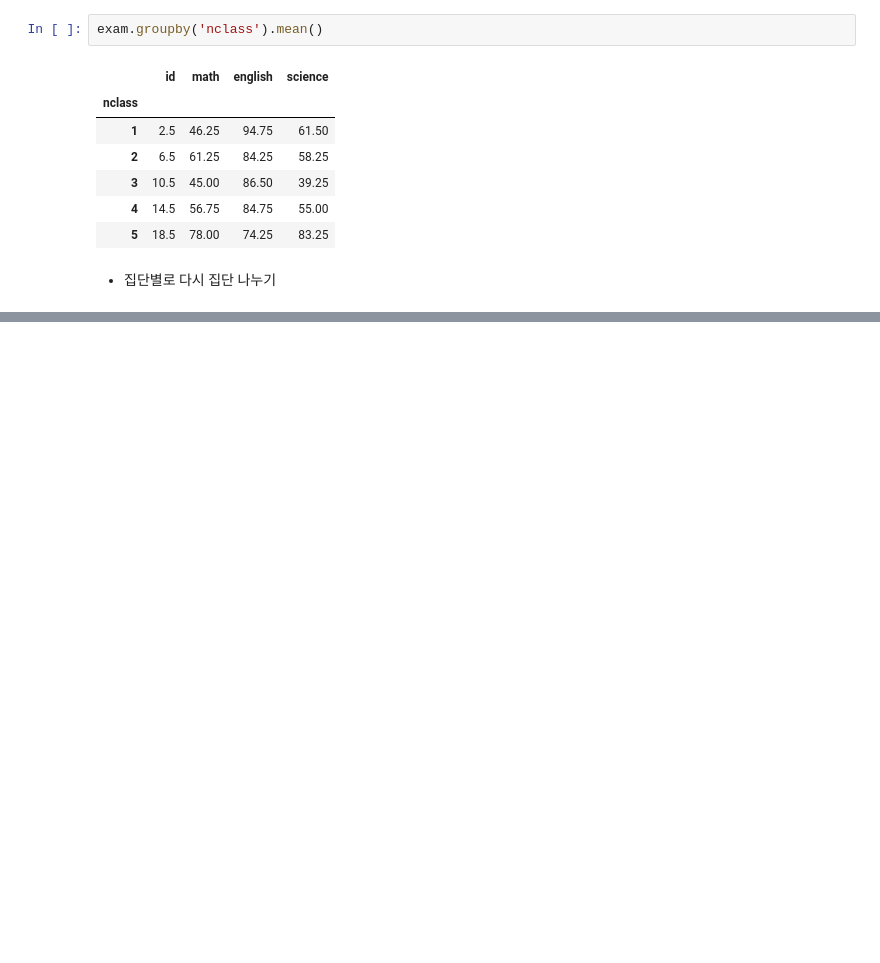
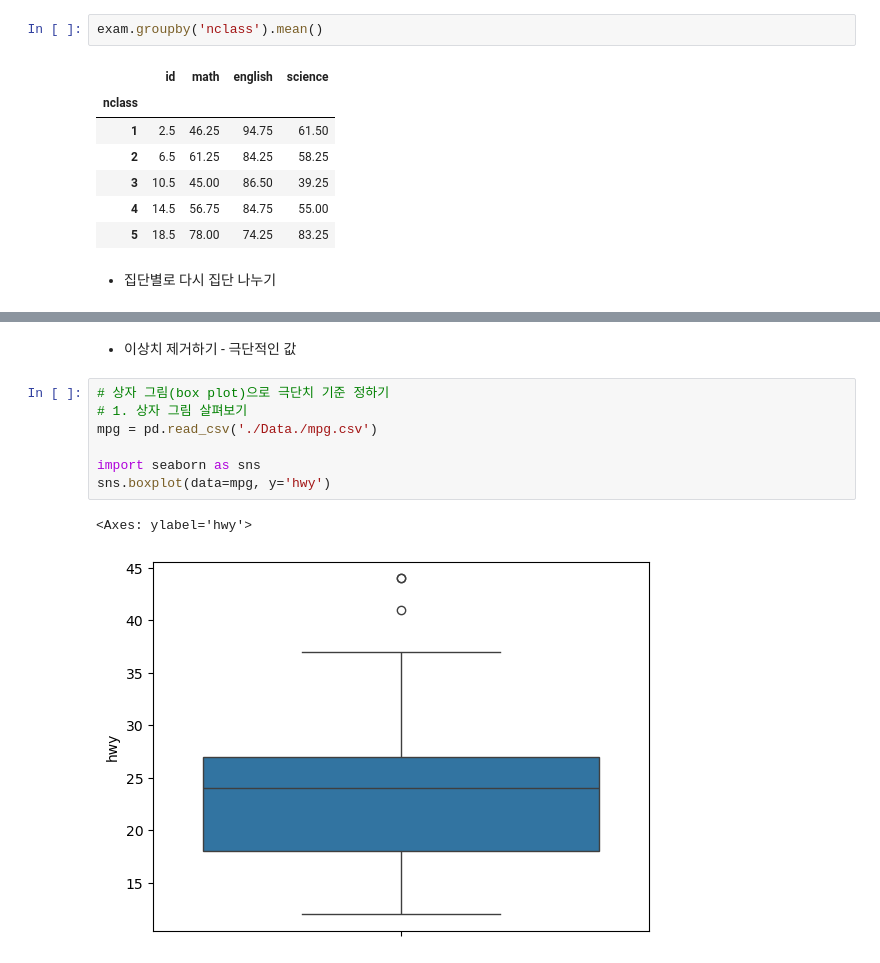
Before and after one commit to jungwoonAn/dataAnalysis, a Jupyter notebook: 04. Do It! 쉽게 배우는 파이썬 데이터 분석/exercise.ipynb, the cells around one changed output, grey strips where cells are left out. Saved outputs shown, nothing was run; the diff lists cells and outputs as text; blank space fills up the shorter version.

```diff
--- a/04. Do It! 쉽게 배우는 파이썬 데이터 분석/exercise.ipynb
+++ b/04. Do It! 쉽게 배우는 파이썬 데이터 분석/exercise.ipynb
@@ -1838,0 +2735,12 @@ exam.groupby('nclass').mean()
+# %% [markdown]
+- 이상치 제거하기 - 극단적인 값
+# %%
+# 상자 그림(box plot)으로 극단치 기준 정하기
+# 1. 상자 그림 살펴보기
+mpg = pd.read_csv('./Data./mpg.csv')
+
+import seaborn as sns
+sns.boxplot(data=mpg, y='hwy')
+# %% [output]
+<Axes: ylabel='hwy'>
+[figure, added]
```
Also changed, not shown: parts of 157 cells of this notebook, 12 other files.
